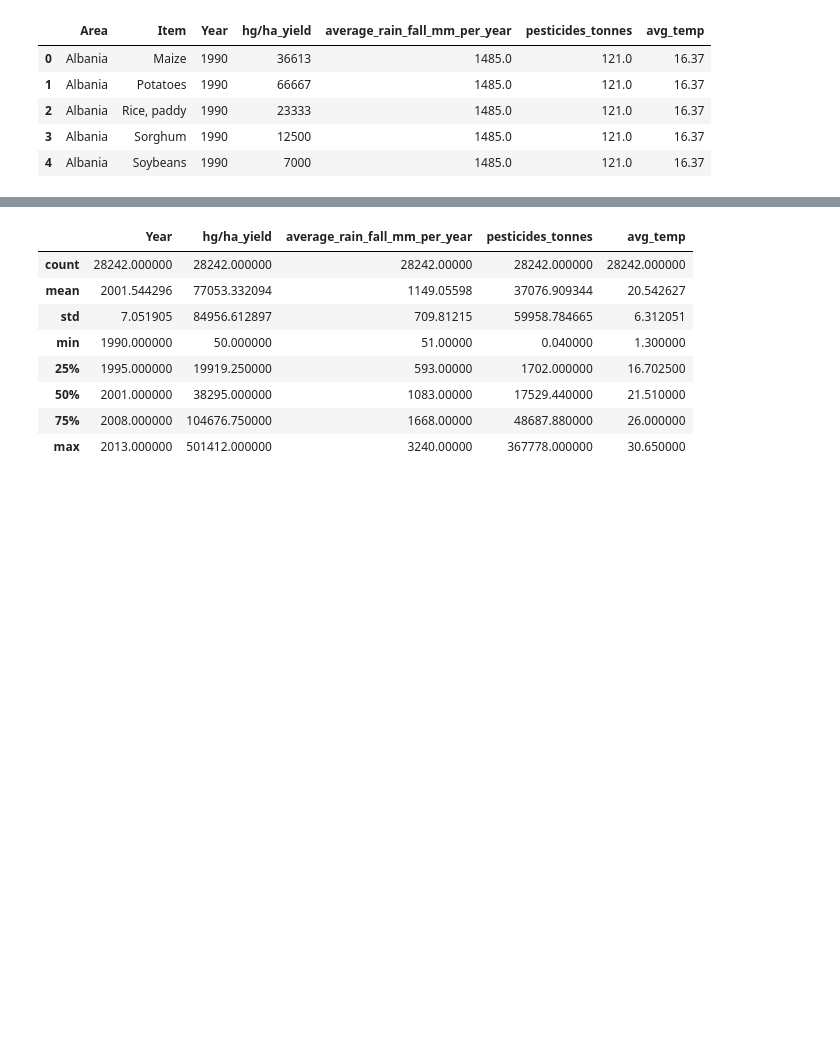
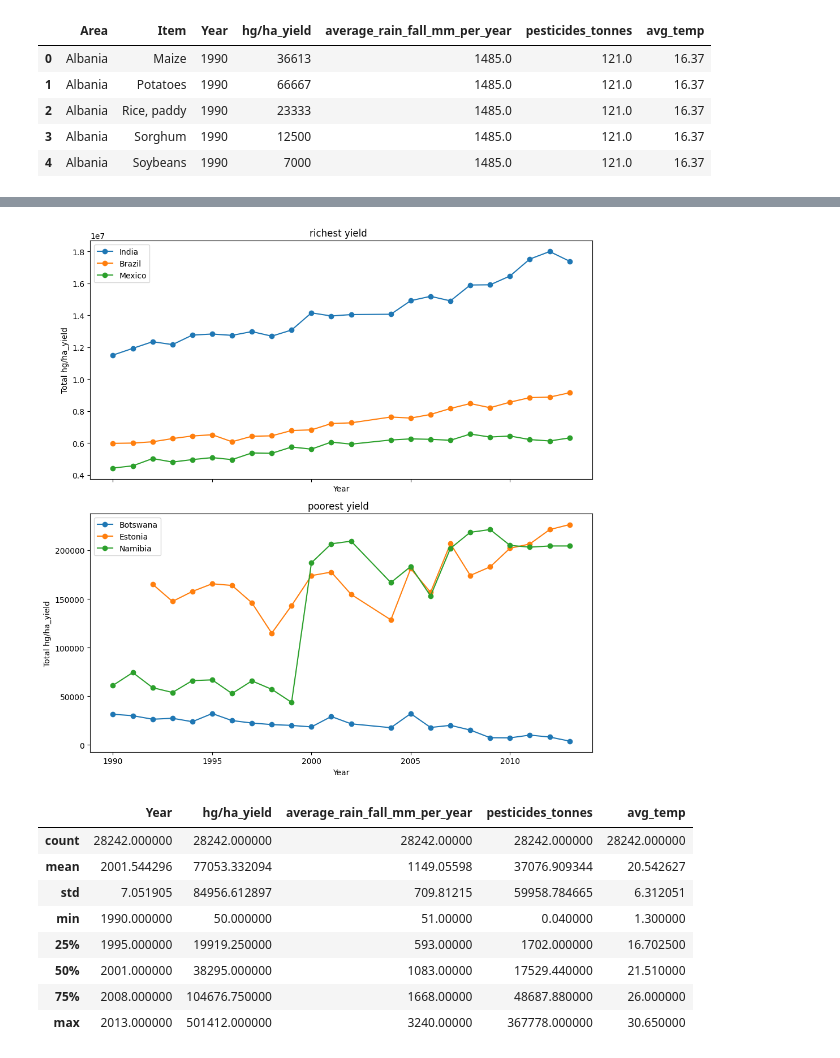
Before and after one commit to sandufurdui/SEP-Data-Science, a Jupyter notebook: new.ipynb, the cells around one changed output, grey strips where cells are left out. Cells and saved outputs as stored; diff of their text form; code cells hidden in the pictures; blank space fills up the shorter version.

```diff
--- a/new.ipynb
+++ b/new.ipynb
@@ -194,3 +216,28 @@ yield_df.head()
+# %%
+
+
+plot_1_countries = ['India', 'Brazil', 'Mexico']
+plot_2_countries = ['Botswana', 'Estonia', 'Namibia']
+
+countries_to_plot = [plot_1_countries, plot_2_countries]
+plot_titles = ["richest yield", "poorest yield"]
+
+fig, axes = plt.subplots(nrows=len(countries_to_plot), ncols=1, figsize=(10, 5 * len(countries_to_plot)), sharex=True)
+
+for i, countries in enumerate(countries_to_plot):
+    for country in countries:
+        country_data = yield_df[yield_df['Area'] == country].groupby('Year')['hg/ha_yield'].sum().reset_index()
+        axes[i].plot(country_data['Year'], country_data['hg/ha_yield'], label=country, marker='o')
+
+    axes[i].set_title(f'{plot_titles[i]}  ')
+    axes[i].set_xlabel('Year')
+    axes[i].set_ylabel('Total hg/ha_yield')
+    axes[i].legend()
+
+plt.tight_layout()
+plt.show()
+# %% [output]
+[figure, added]
 # %%
 yield_df.describe()
 # %% [output]
```
Also changed, not shown: parts of 4 cells of this notebook.
